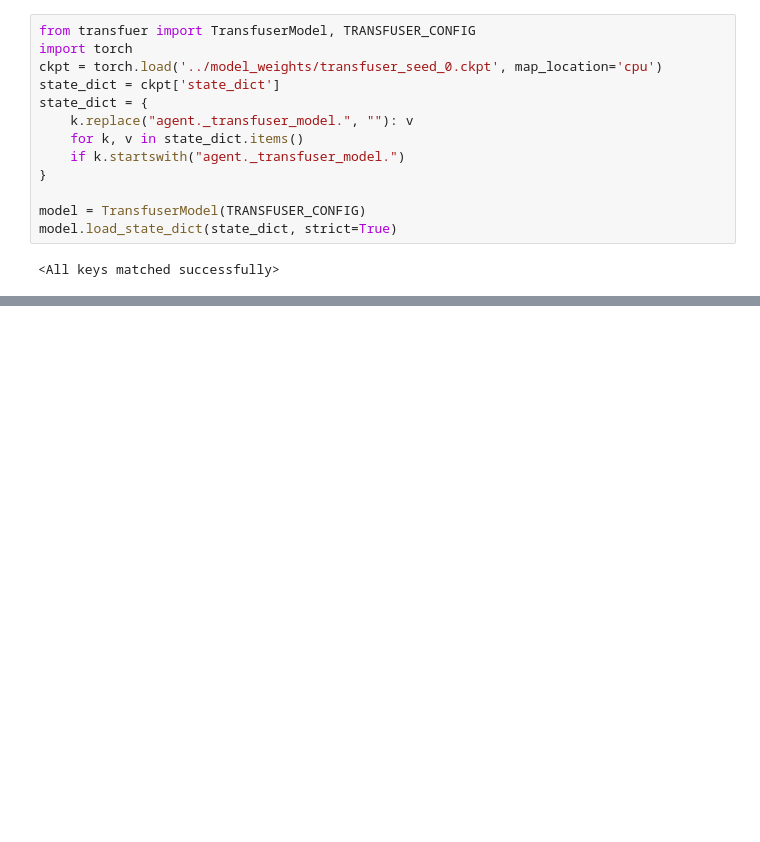
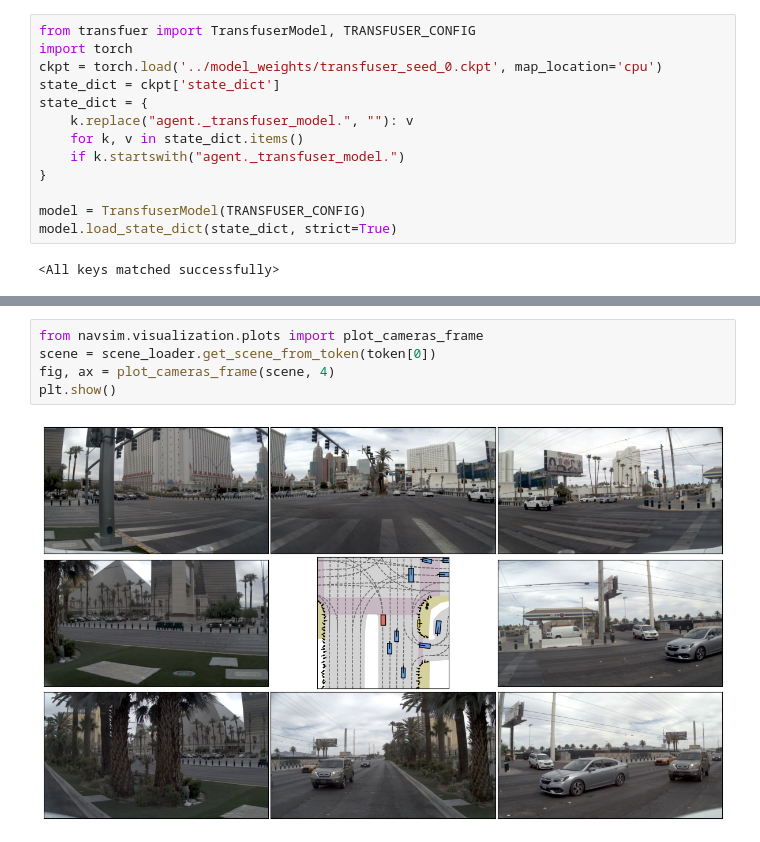
Before and after one commit to AutoCR/e2e_av_from_scratch, a Jupyter notebook: phase-2 model/model_test.ipynb, the cells around one changed output, grey strips where cells are left out. Saved outputs shown, nothing was run; the diff lists cells and outputs as text; blank space fills up the shorter version.

```diff
--- a/phase-2 model/model_test.ipynb
+++ b/phase-2 model/model_test.ipynb
@@ -203,0 +201,7 @@ plt.show()
+# %%
+from navsim.visualization.plots import plot_cameras_frame
+scene = scene_loader.get_scene_from_token(token[0])
+fig, ax = plot_cameras_frame(scene, 4)
+plt.show()
+# %% [output]
+[figure, added]
```
Also changed, not shown: parts of 2 cells of this notebook, 2 other files.
